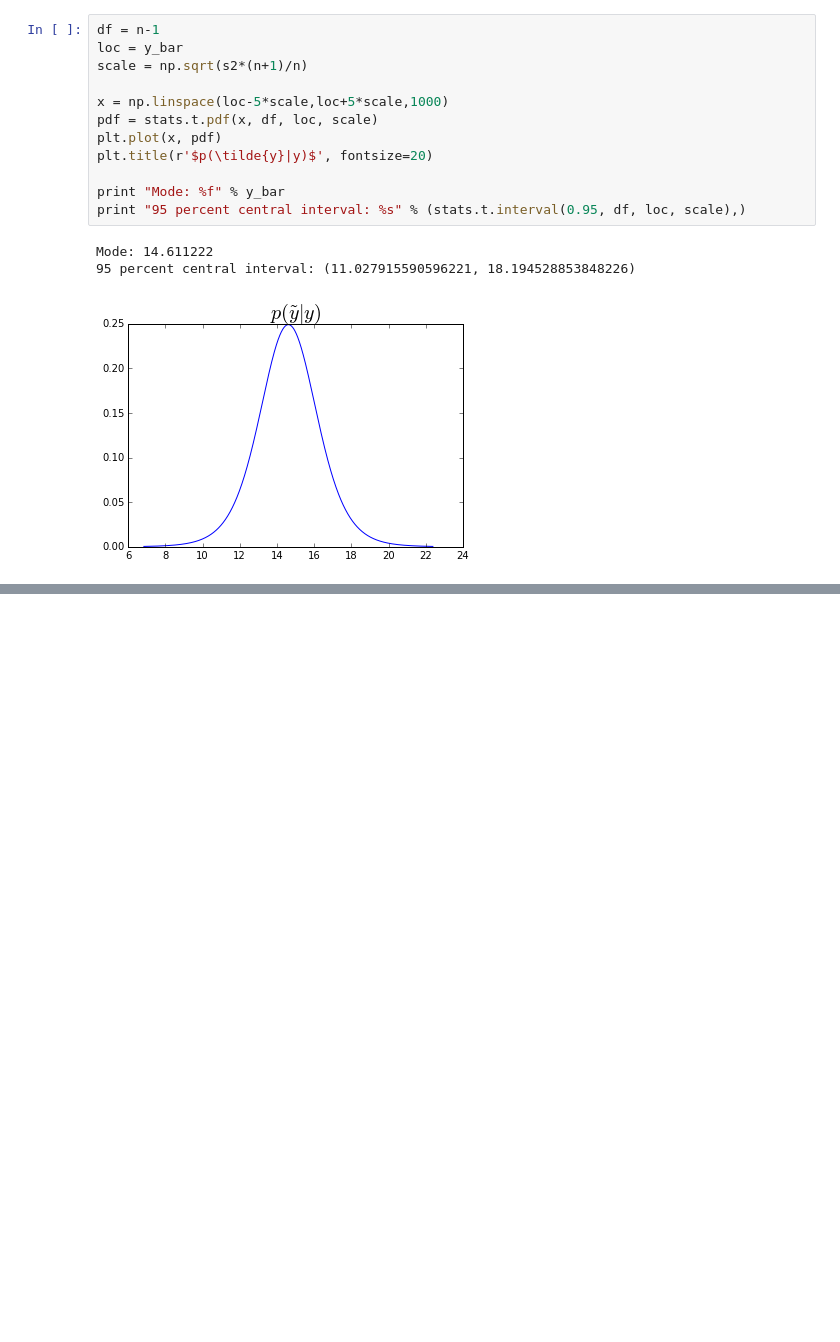
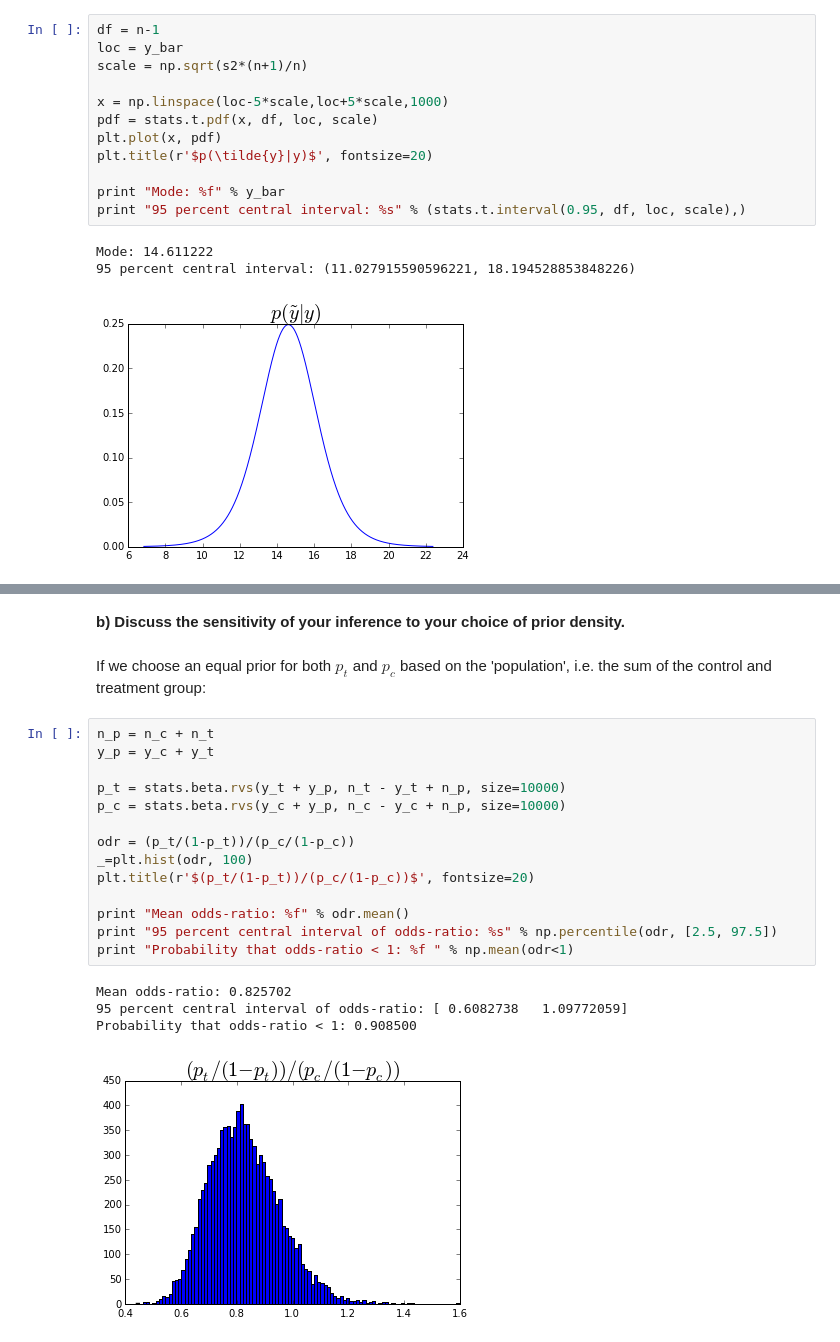
Before and after one commit to rasmusbergpalm/bayes, a Jupyter notebook: ex2/ex2.ipynb, the cells around one changed output, grey strips where cells are left out. Drawn from its saved outputs; the diff is of its cells as text; blank space fills up the shorter version.

```diff
--- a/ex2/ex2.ipynb
+++ b/ex2/ex2.ipynb
@@ -513,0 +523,23 @@ Hint: With a conjugate prior a closed form posterior is Student’s t form for e
+# %% [markdown]
+**b) Discuss the sensitivity of your inference to your choice of prior density.**
+# %% [markdown]
+If we choose an equal prior for both $p_t$ and $p_c$ based on the 'population', i.e. the sum of the control and treatment group:
+# %%
+n_p = n_c + n_t
+y_p = y_c + y_t
+
+p_t = stats.beta.rvs(y_t + y_p, n_t - y_t + n_p, size=10000)
+p_c = stats.beta.rvs(y_c + y_p, n_c - y_c + n_p, size=10000)
+
+odr = (p_t/(1-p_t))/(p_c/(1-p_c))
+_=plt.hist(odr, 100)
+plt.title(r'$(p_t/(1-p_t))/(p_c/(1-p_c))$', fontsize=20)
+
+print "Mean odds-ratio: %f" % odr.mean()
+print "95 percent central interval of odds-ratio: %s" % np.percentile(odr, [2.5, 97.5])
+print "Probability that odds-ratio < 1: %f " % np.mean(odr<1)
+# %% [output]
+Mean odds-ratio: 0.825702
+95 percent central interval of odds-ratio: [ 0.6082738   1.09772059]
+Probability that odds-ratio < 1: 0.908500
+[figure, added]
```
Also changed, not shown: parts of 15 cells of this notebook, 3 other files.
